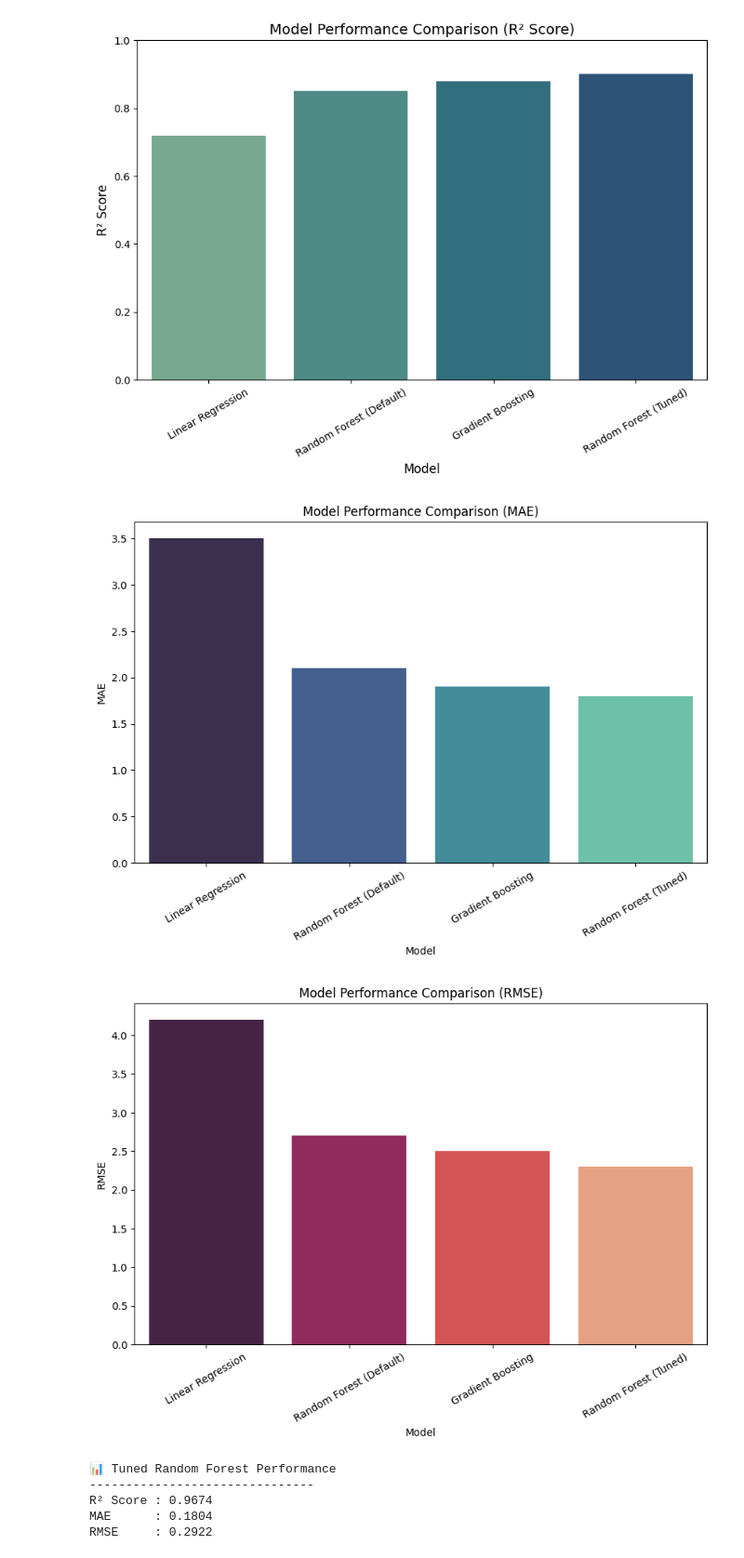
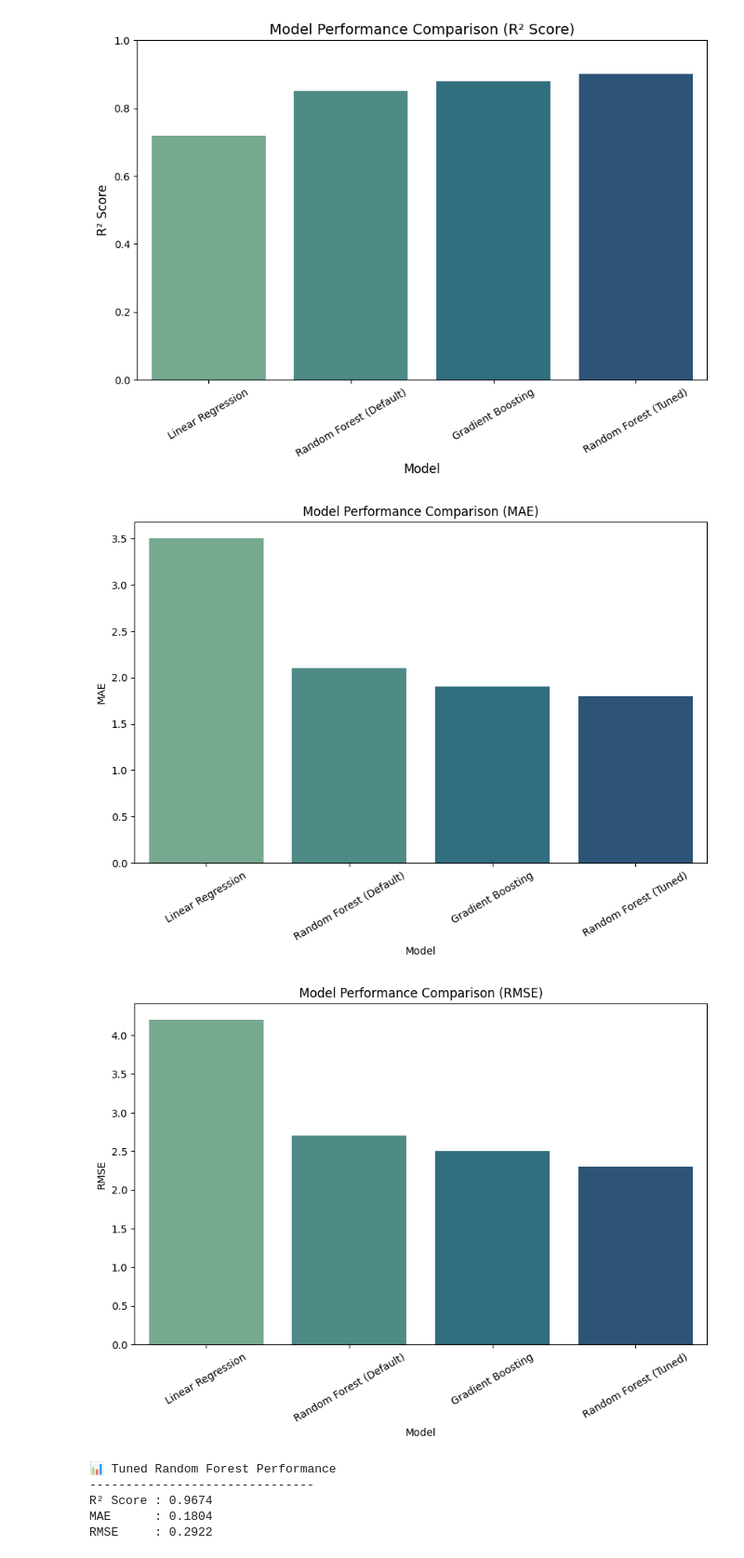
Before and after one commit to Jeremy809/Workplace, a Jupyter notebook: QCTO---Workplace-Module-Notebook-Template-4571.ipynb, the cells around one changed output. Shown at 93% size. Cells and saved outputs as stored; diff of their text form; code cells hidden in the pictures.

```diff
--- a/QCTO---Workplace-Module-Notebook-Template-4571.ipynb
+++ b/QCTO---Workplace-Module-Notebook-Template-4571.ipynb
@@ -1725,19 +1685,19 @@ plt.show()
 [figure]
 # %%
 plt.figure(figsize=(10,6))
-sns.barplot(x="Model", y="MAE", data=comparison_df, palette="mako")
+sns.barplot(x="Model", y="MAE", data=comparison_df, palette="crest")
 plt.title("Model Performance Comparison (MAE)")
 plt.xticks(rotation=30)
 plt.show()
 
 plt.figure(figsize=(10,6))
-sns.barplot(x="Model", y="RMSE", data=comparison_df, palette="rocket")
+sns.barplot(x="Model", y="RMSE", data=comparison_df, palette="crest")
 plt.title("Model Performance Comparison (RMSE)")
 plt.xticks(rotation=30)
 plt.show()
 # %% [output]
-[figure, old version]
+[figure, new version]
-[figure, old version]
+[figure, new version]
 # %%
 # 1️⃣ Import necessary libraries
 from sklearn.ensemble import RandomForestRegressor
```
Also changed, not shown: parts of 8 cells of this notebook.
